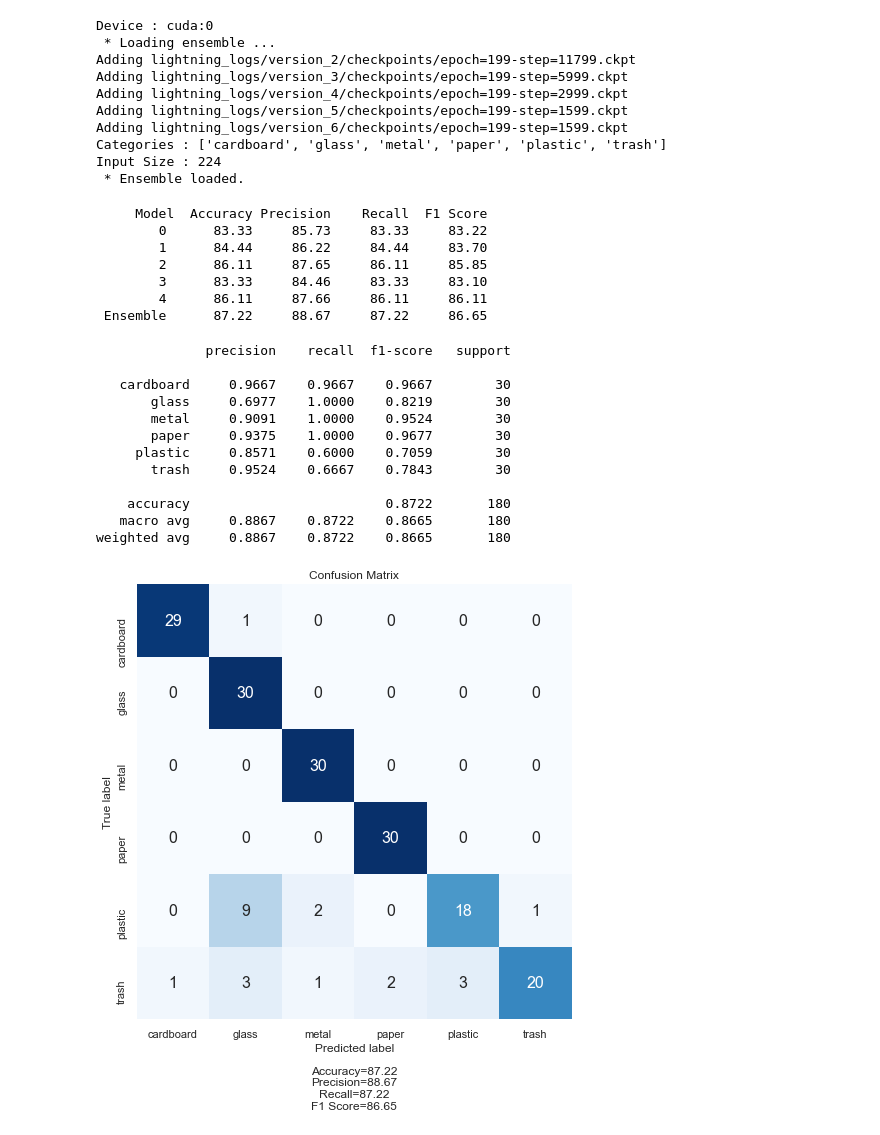
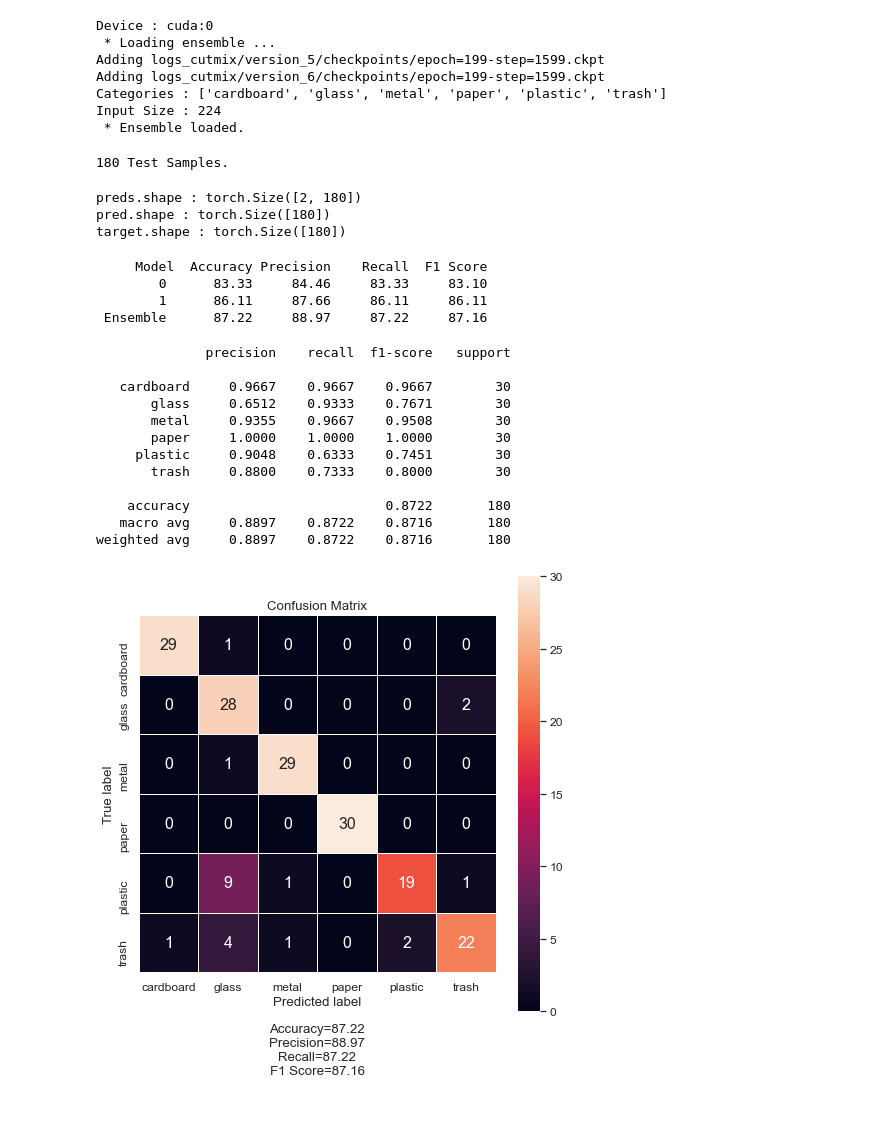
Before and after one commit to Lukeasargen/GarbageML, a Jupyter notebook: evaluation.ipynb, the cells around one changed output. Drawn from its saved outputs; the diff is of its cells as text; code cells hidden in the pictures.

Commit message:
Fix ensemble prediction average, fix versions

```diff
--- a/evaluation.ipynb
+++ b/evaluation.ipynb
@@ -12,15 +12,10 @@ from model import GarbageModel
 from util import make_ensemble
 # %%
 model_paths = [
-    "lightning_logs/version_2/checkpoints/epoch=199-step=11799.ckpt",
-    "lightning_logs/version_3/checkpoints/epoch=199-step=5999.ckpt",
-    "lightning_logs/version_4/checkpoints/epoch=199-step=2999.ckpt",
-    "lightning_logs/version_5/checkpoints/epoch=199-step=1599.ckpt",
-    "lightning_logs/version_6/checkpoints/epoch=199-step=1599.ckpt",
-    # "logs_norm/version_3/checkpoints/epoch=199-step=11799.ckpt",
-    # "logs_norm/version_7/checkpoints/epoch=199-step=11799.ckpt",
-    # "logs_norm/version_8/checkpoints/epoch=199-step=11799.ckpt",
-    # "logs_norm/version_9/checkpoints/epoch=199-step=11799.ckpt",
+    "logs_cutmix/version_5/checkpoints/epoch=199-step=1599.ckpt",
+    "logs_cutmix/version_6/checkpoints/epoch=199-step=1599.ckpt",
+    # "lightning_logs/version_1/checkpoints/epoch=129-step=25479.ckpt",
+    # "lightning_logs/version_3/checkpoints/epoch=129-step=25479.ckpt",
 ]
 device = torch.device('cuda:0' if torch.cuda.is_available() else 'cpu')
 print("Device : {}".format(device))
@@ -28,17 +23,14 @@ model = make_ensemble(model_paths, GarbageModel, device)
 # %% [output]
 Device : cuda:0
  * Loading ensemble ...
-Adding lightning_logs/version_2/checkpoints/epoch=199-step=11799.ckpt
-Adding lightning_logs/version_3/checkpoints/epoch=199-step=5999.ckpt
-Adding lightning_logs/version_4/checkpoints/epoch=199-step=2999.ckpt
-Adding lightning_logs/version_5/checkpoints/epoch=199-step=1599.ckpt
-Adding lightning_logs/version_6/checkpoints/epoch=199-step=1599.ckpt
+Adding logs_cutmix/version_5/checkpoints/epoch=199-step=1599.ckpt
+Adding logs_cutmix/version_6/checkpoints/epoch=199-step=1599.ckpt
 Categories : ['cardboard', 'glass', 'metal', 'paper', 'plastic', 'trash']
 Input Size : 224
  * Ensemble loaded.
 # %%
 root = "data/test448"
-batch_size = 1
+batch_size = 32
 
 valid_transform = T.Compose([
     T.Resize(model.input_size),
@@ -48,6 +40,9 @@ valid_transform = T.Compose([
 valid_ds = ImageFolder(root=root, transform=valid_transform)
 num_classes = len(valid_ds.classes)
 val_loader = DataLoader(dataset=valid_ds, batch_size=batch_size, shuffle=True, num_workers=0)
+print("{} Test Samples.".format(len(valid_ds)))
+# %% [output]
+180 Test Samples.
 # %%
 yhats = []  # All model predictions
 ensemble = []  # Mean prediction
@@ -57,13 +52,21 @@ for i, (data, target) in enumerate(val_loader):
     # yhat = model(data)  # Enemble forward pass
     yhat = [torch.softmax(m(data.clone()), dim=1) for m in model.models]
     avg_pred = torch.mean(torch.stack(yhat), dim=0)
-    yhat = torch.cat([torch.argmax(y, dim=1) for y in yhat])
+    yhat = torch.stack([torch.argmax(y, dim=1) for y in yhat])
     yhats.append(yhat)
     ensemble.append(avg_pred)
     targets.append(target)
-preds = torch.stack(yhats).cpu()
+    # if i > 1000: break
+preds = torch.cat(yhats, dim=1).cpu()
 pred = torch.argmax(torch.cat(ensemble), dim=1).cpu()
 target = torch.cat(targets).cpu()
+print("preds.shape :", preds.shape)
+print("pred.shape :", pred.shape)
+print("target.shape :", target.shape)
+# %% [output]
+preds.shape : torch.Size([2, 180])
+pred.shape : torch.Size([180])
+target.shape : torch.Size([180])
 # %%
 def stats(pred, target):
     acc = accuracy(pred, target)
@@ -76,7 +79,7 @@ width = max(len(cn) for cn in headers)
 head_fmt = ' {:>9}'*len(headers) + '\n'
 stat_str = head_fmt.format(*headers, width=width)
 for i in range(len(model.models)):
-    row = stats(preds[:, i], target)
+    row = stats(preds[i, :], target)
     row_fmt = '{:>{width}s} ' + ' {:>9.2f}'*(len(headers)-1) + '\n'
     stat_str += row_fmt.format(str(i), *row, width=width)
 row = stats(pred, target)
@@ -85,12 +88,9 @@ stat_str += row_fmt.format("Ensemble", *row, width=width)
 print(stat_str)
 # %% [output]
      Model  Accuracy Precision    Recall  F1 Score
-        0      83.33     85.73     83.33     83.22
-        1      84.44     86.22     84.44     83.70
-        2      86.11     87.65     86.11     85.85
-        3      83.33     84.46     83.33     83.10
-        4      86.11     87.66     86.11     86.11
- Ensemble      87.22     88.67     87.22     86.65
+        0      83.33     84.46     83.33     83.10
+        1      86.11     87.66     86.11     86.11
+ Ensemble      87.22     88.97     87.22     87.16
 # %%
 from sklearn.metrics import classification_report
 print( classification_report(target, pred, target_names=model.classes, digits=4) )
@@ -98,24 +98,26 @@ print( classification_report(target, pred, target_names=model.classes, digits=4)
               precision    recall  f1-score   support
 
    cardboard     0.9667    0.9667    0.9667        30
-       glass     0.6977    1.0000    0.8219        30
-       metal     0.9091    1.0000    0.9524        30
-       paper     0.9375    1.0000    0.9677        30
-     plastic     0.8571    0.6000    0.7059        30
-       trash     0.9524    0.6667    0.7843        30
+       glass     0.6512    0.9333    0.7671        30
+       metal     0.9355    0.9667    0.9508        30
+       paper     1.0000    1.0000    1.0000        30
+     plastic     0.9048    0.6333    0.7451        30
+       trash     0.8800    0.7333    0.8000        30
 
     accuracy                         0.8722       180
-   macro avg     0.8867    0.8722    0.8665       180
-weighted avg     0.8867    0.8722    0.8665       180
+   macro avg     0.8897    0.8722    0.8716       180
+weighted avg     0.8897    0.8722    0.8716       180
 # %%
 cm = confusion_matrix(target, pred)
 plt.figure(figsize=(8, 8))
-sn.set(font_scale=1)  # Label size
-sn.heatmap(cm, annot=True, cmap='Blues', cbar=False, vmin=0, xticklabels=model.classes,  yticklabels=model.classes, annot_kws={"size": 16}, square=True)  # Font size
-stats_text = "\n\nAccuracy={:.2f}\nPrecision={:.2f}\nRecall={:.2f}\nF1 Score={:.2f}".format(*row)
+sn.set(font_scale=1.1)  # Label size
+sn.heatmap(cm, annot=True, fmt="d",
+# cmap='Blues',
+# cbar=False,
+vmin=0, xticklabels=model.classes,  yticklabels=model.classes, annot_kws={"size": 16}, square=True, linewidths=0.5)
 plt.title("Confusion Matrix")
 plt.ylabel('True label')
-plt.xlabel('Predicted label' + stats_text)
+plt.xlabel('Predicted label\n\nAccuracy={:.2f}\nPrecision={:.2f}\nRecall={:.2f}\nF1 Score={:.2f}'.format(*row))
 plt.show()
 # %% [output]
-[figure, old version]
+[figure, new version]
```
Also changed, not shown: 2 other files.
